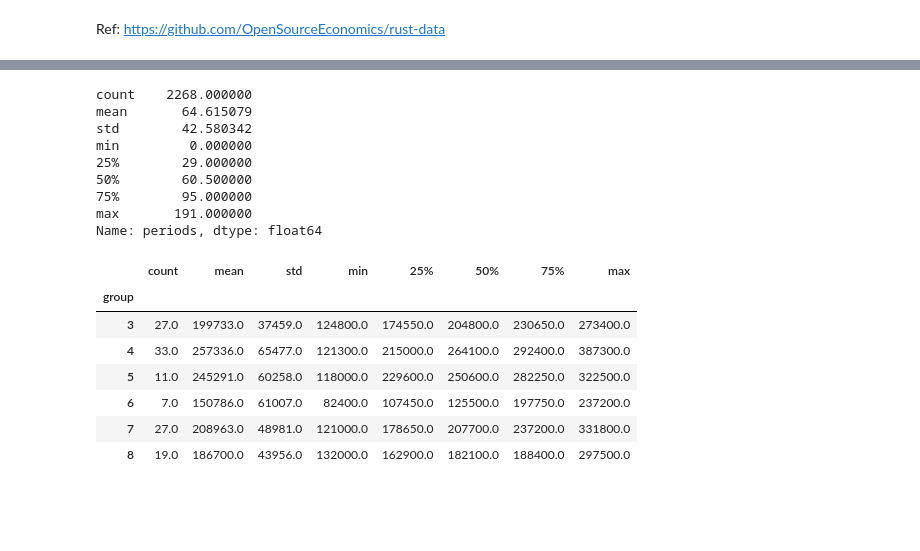
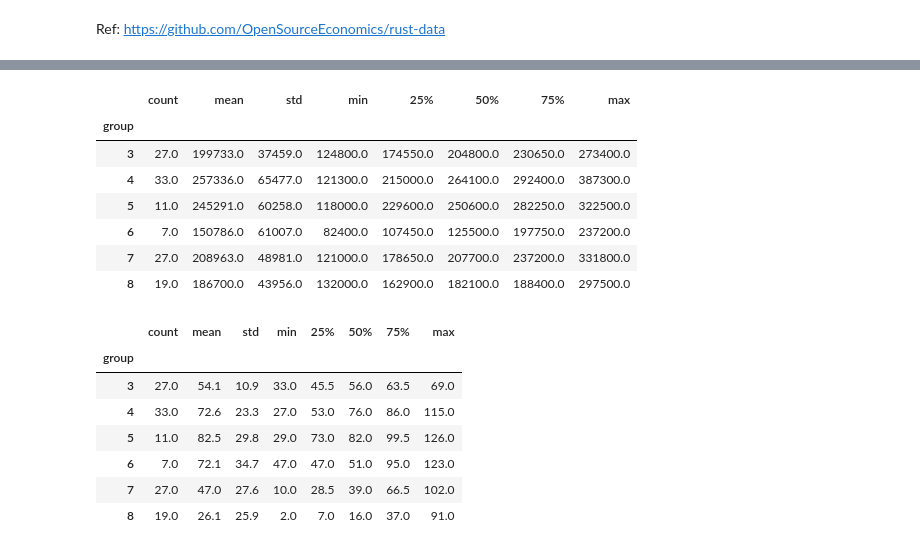
Before and after one commit to eurobae/structural-kr, a Jupyter notebook: 05-NFXP.ipynb, the cells around one changed output, grey strips where cells are left out. Drawn from its saved outputs; the diff is of its cells as text; code cells hidden in the pictures; blank space fills up the shorter version.

```diff
--- a/05-NFXP.ipynb
+++ b/05-NFXP.ipynb
@@ -239,26 +197,23 @@ g_ref.head(50)
-# %%
-g_ref.periods.describe()
-# %% [output]
-count    2268.000000
-mean       64.615079
-std        42.580342
-min         0.000000
-25%        29.000000
-50%        60.500000
-75%        95.000000
-max       191.000000
-Name: periods, dtype: float64
 # %%
 # Table 2a
-np.round(data.query("replace==1").groupby("group").mileage.describe())
+display(np.round(data.query("repl==1").groupby("group").mileage.describe()))
+display(np.round(data.query("repl==1").groupby("group").period.describe(),1))
 # %% [output]
 |  | count | mean | std | min | 25% | 50% | 75% | max |
 | group |  |  |  |  |  |  |  |  |
 | 3 | 27.0 | 199733.0 | 37459.0 | 124800.0 | 174550.0 | 204800.0 | 230650.0 | 273400.0 |
 | 4 | 33.0 | 257336.0 | 65477.0 | 121300.0 | 215000.0 | 264100.0 | 292400.0 | 387300.0 |
 | 5 | 11.0 | 245291.0 | 60258.0 | 118000.0 | 229600.0 | 250600.0 | 282250.0 | 322500.0 |
 | 6 | 7.0 | 150786.0 | 61007.0 | 82400.0 | 107450.0 | 125500.0 | 197750.0 | 237200.0 |
 | 7 | 27.0 | 208963.0 | 48981.0 | 121000.0 | 178650.0 | 207700.0 | 237200.0 | 331800.0 |
 | 8 | 19.0 | 186700.0 | 43956.0 | 132000.0 | 162900.0 | 182100.0 | 188400.0 | 297500.0 |
+|  | count | mean | std | min | 25% | 50% | 75% | max |
+| group |  |  |  |  |  |  |  |  |
+| 3 | 27.0 | 54.1 | 10.9 | 33.0 | 45.5 | 56.0 | 63.5 | 69.0 |
+| 4 | 33.0 | 72.6 | 23.3 | 27.0 | 53.0 | 76.0 | 86.0 | 115.0 |
+| 5 | 11.0 | 82.5 | 29.8 | 29.0 | 73.0 | 82.0 | 99.5 | 126.0 |
+| 6 | 7.0 | 72.1 | 34.7 | 47.0 | 47.0 | 51.0 | 95.0 | 123.0 |
+| 7 | 27.0 | 47.0 | 27.6 | 10.0 | 28.5 | 39.0 | 66.5 | 102.0 |
+| 8 | 19.0 | 26.1 | 25.9 | 2.0 | 7.0 | 16.0 | 37.0 | 91.0 |
 # %%
 # Table 2b
```
Also changed, not shown: parts of 7 cells of this notebook.
